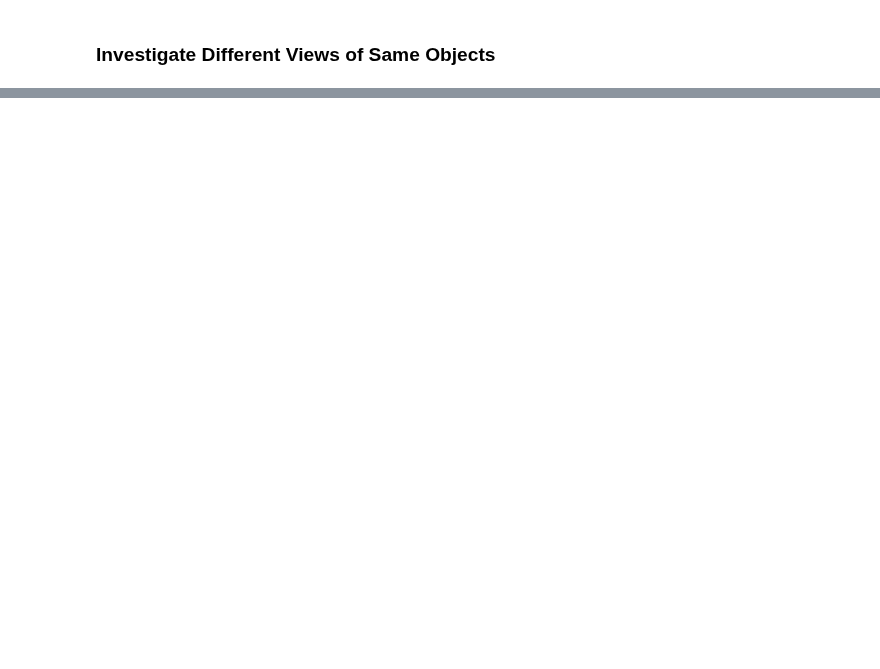
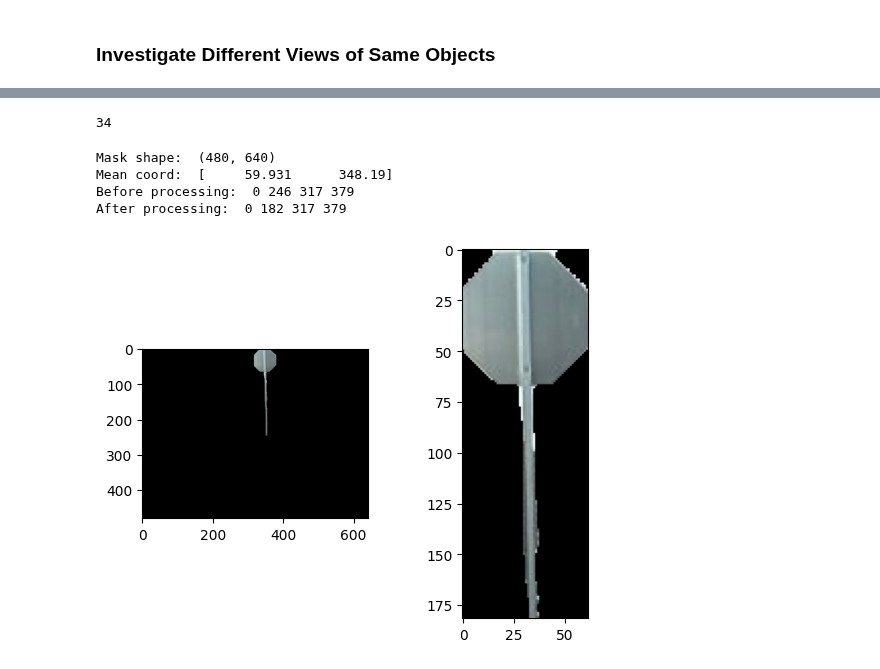
Before and after one commit to mit-acl/roman, a Jupyter notebook: notebooks/24_clip_bbox_investigation.ipynb, the cells around one changed output, grey strips where cells are left out. Drawn from its saved outputs; the diff is of its cells as text; code cells hidden in the pictures; blank space fills up the shorter version.

```diff
--- a/notebooks/24_clip_bbox_investigation.ipynb
+++ b/notebooks/24_clip_bbox_investigation.ipynb
@@ -106,4 +91,4 @@ cone_embedding = observations[7].clip_embedding
 # %%
-t = img_data.t0 + 5
-img_next = img_data.img(t)
-observations_next = fastsam.run(t, pose_data.T_WB(t), img_data.img(t))
+# t = img_data.t0 + 5
+# img_next = img_data.img(t)
+# observations_next = fastsam.run(t, pose_data.T_WB(t), img_data.img(t))
@@ -137,0 +115,3 @@ plt.show()
+# %%
+with open("/home/lucas/Workspace/sparse_mapping/segment_track/demo/params/kmd_sparkal1.yaml", 'r') as f:
+    params = yaml.safe_load(f)
@@ -137,0 +160,12 @@ plt.show()
+# %%
+len(observations)
+# %% [output]
+34
+# %%
+inspect_obs(img_data.img(t), observations, 5)
+# %% [output]
+Mask shape:  (480, 640)
+Mean coord:  [     59.931      348.19]
+Before processing:  0 246 317 379
+After processing:  0 182 317 379
+[figure, added]
```
Also changed, not shown: parts of 33 cells of this notebook, 5 other files.
